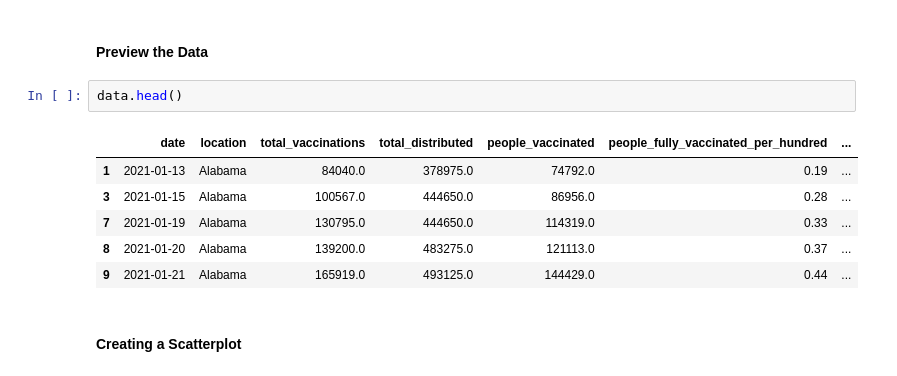
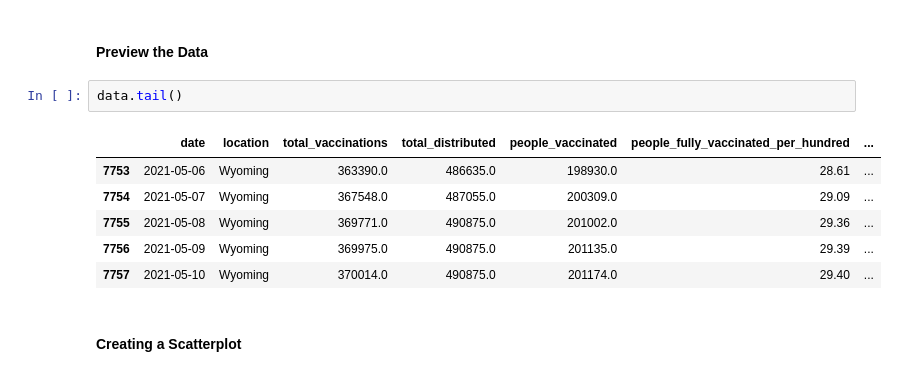
Before and after one commit to dudaspm/PSUPythonWorkshop, a Jupyter notebook: TLTSymposiumDemo/TLT_Demo_US_Vaccinations.ipynb, the cells around one changed output. Cells and saved outputs as stored; diff of their text form.

```diff
--- a/TLTSymposiumDemo/TLT_Demo_US_Vaccinations.ipynb
+++ b/TLTSymposiumDemo/TLT_Demo_US_Vaccinations.ipynb
@@ -33,14 +33,14 @@ data = data[data.location != "United States"]
 # %% [markdown]
 #### Preview the Data
 # %%
-data.head()
+data.tail()
 # %% [output]
 |  | date | location | total_vaccinations | total_distributed | people_vaccinated | people_fully_vaccinated_per_hundred | ... |
-| 1 | 2021-01-13 | Alabama | 84040.0 | 378975.0 | 74792.0 | 0.19 | ... |
-| 3 | 2021-01-15 | Alabama | 100567.0 | 444650.0 | 86956.0 | 0.28 | ... |
-| 7 | 2021-01-19 | Alabama | 130795.0 | 444650.0 | 114319.0 | 0.33 | ... |
-| 8 | 2021-01-20 | Alabama | 139200.0 | 483275.0 | 121113.0 | 0.37 | ... |
-| 9 | 2021-01-21 | Alabama | 165919.0 | 493125.0 | 144429.0 | 0.44 | ... |
+| 7753 | 2021-05-06 | Wyoming | 363390.0 | 486635.0 | 198930.0 | 28.61 | ... |
+| 7754 | 2021-05-07 | Wyoming | 367548.0 | 487055.0 | 200309.0 | 29.09 | ... |
+| 7755 | 2021-05-08 | Wyoming | 369771.0 | 490875.0 | 201002.0 | 29.36 | ... |
+| 7756 | 2021-05-09 | Wyoming | 369975.0 | 490875.0 | 201135.0 | 29.39 | ... |
+| 7757 | 2021-05-10 | Wyoming | 370014.0 | 490875.0 | 201174.0 | 29.40 | ... |
 # %% [markdown]
 #### Creating a Scatterplot
 # %% [markdown]
```
Also changed, not shown: parts of 7 cells of this notebook.
